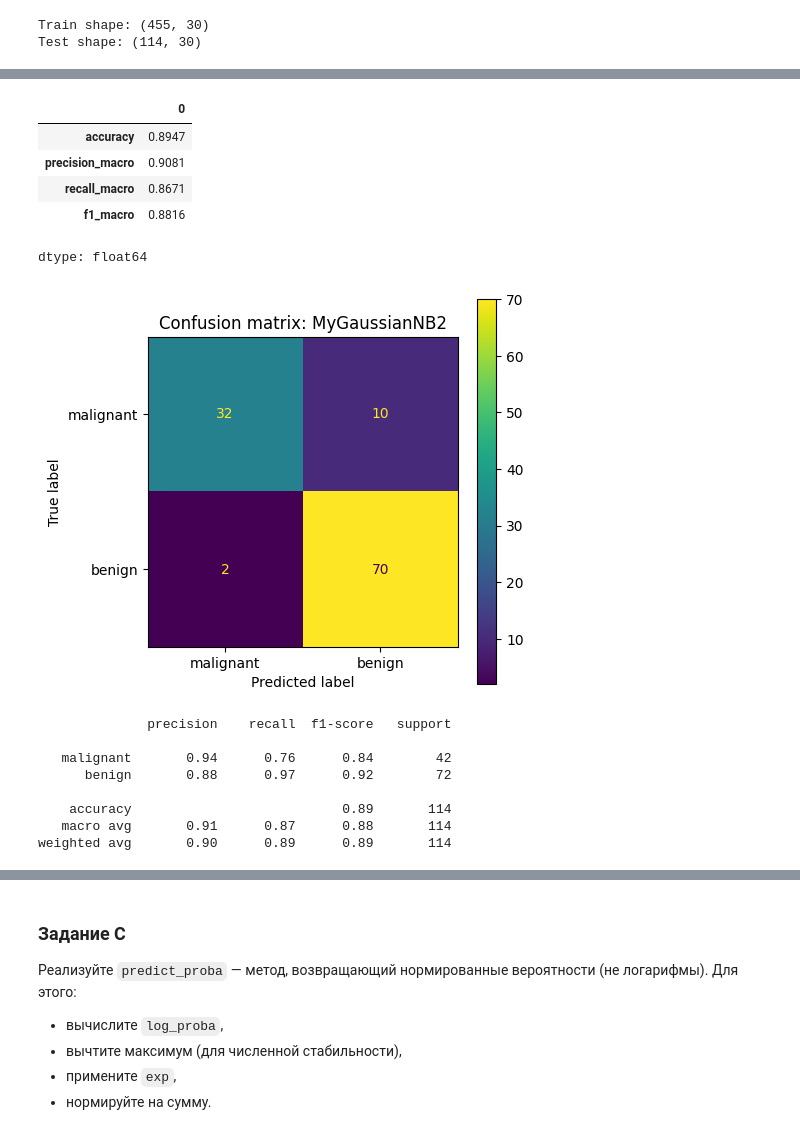
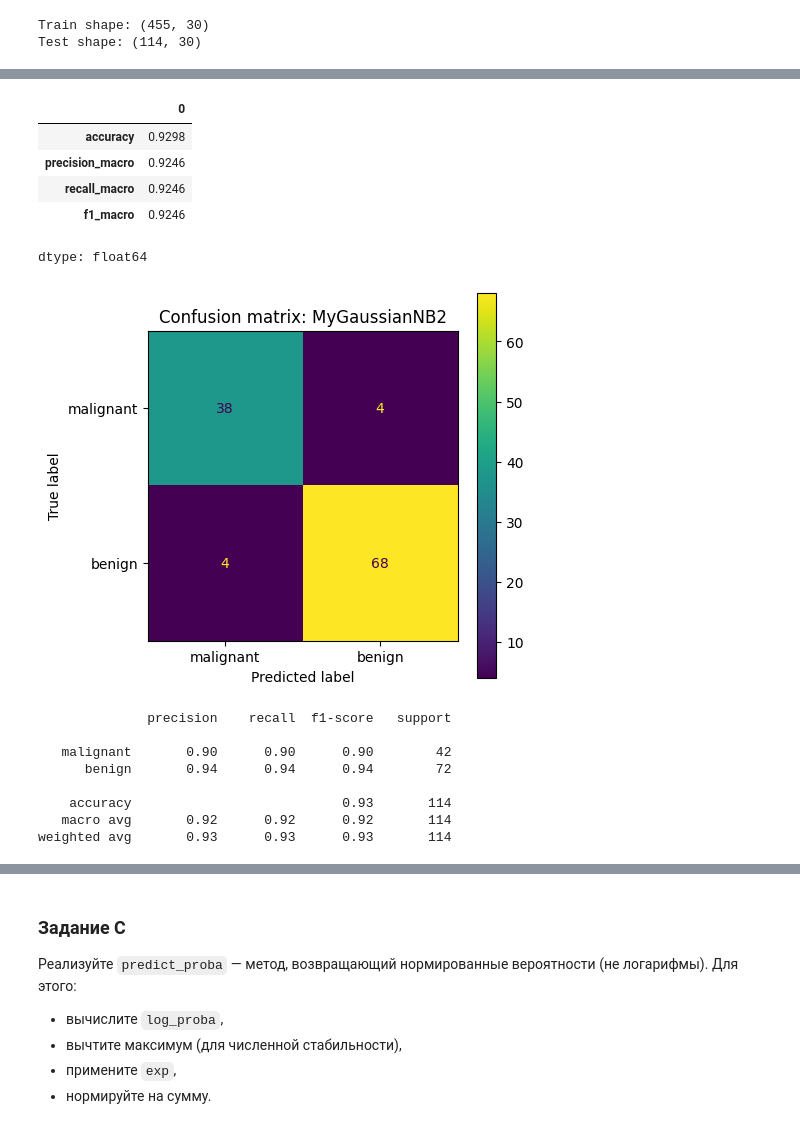
Before and after one commit to Anastasi7-A/ml-course-homeworks, a Jupyter notebook: hw06_naive_bayes/naive_bayes_practice_student.ipynb, the cells around one changed output, grey strips where cells are left out. Cells and saved outputs as stored; diff of their text form; code cells hidden in the pictures.

```diff
--- a/hw06_naive_bayes/naive_bayes_practice_student.ipynb
+++ b/hw06_naive_bayes/naive_bayes_practice_student.ipynb
@@ -203,8 +200,6 @@ def compute_priors(y):
     classes,counts=np.unique(y,return_counts=True)
     total=len(y)
     priors={cls:count/total for cls, count in zip(classes,counts)}
-    # YOUR CODE HERE
-    ...
     return priors
 
 priors = compute_priors(y_train.values)
@@ -777,10 +782,10 @@ display(X.head())
 | 4 | 20.29 | 14.34 | 135.10 | 1297.0 | 0.10030 | 0.13280 | ... |
 5 rows × 30 columns
 # %%
-X_train,X_test,y_train,y_test=train_test_split(X,y,test_size=0.2,random_state=42,stratify=y)
+X_train, X_test, y_train, y_test = train_test_split(X,y,test_size=0.2,random_state=42,stratify=y)
 scaler = StandardScaler()
 X_train_scaled =scaler.fit_transform(X_train)
-X_test_scaled = scaler.fit_transform(X_test)
+X_test_scaled = scaler.transform(X_test)
 
 print("Train shape:", X_train_scaled.shape)
 print("Test shape:", X_test_scaled.shape)
@@ -790,8 +795,3 @@ Test shape: (114, 30)
 # %%
 X_train_np = X_train.values
 y_train_np = y_train.values
-# %%
-my_model.fit(X_train_np,y_train_np)
-print("Классы:", my_model.classes_)
-print("Log-прайоры:", my_model.log_priors_)
-print("Форма means_:", my_model.means_.shape)
@@ -801,0 +798,8 @@ Log-прайоры: [-0.98449898 -0.46780824]
+# %%
+model_b = MyGaussianNB2(var_smoothing=1e-9)
+model_b.fit(X_train_scaled, y_train_np)
+nb_pred = model_b.predict(X_test_scaled)
+print("Классы:", model_b.classes_)
+print("Log-прайоры:", model_b.log_priors_)
+print("Форма means_:", model_b.means_.shape)
+print("Предсказания:", nb_pred)
@@ -802,46 +849,40 @@ Log-прайоры: [-0.98449898 -0.46780824]
 # %%
-X_test_np = X_test.values
-y_test_np = y_test.values
-
-# YOUR CODE HERE
-my_pred_test =my_model.predict(X_test_np)
-
-my_metrics = {
-    "accuracy": accuracy_score(y_test_np,my_pred_test),
-    "precision_macro": precision_score(y_test_np,my_pred_test,average='macro'),
-    "recall_macro": recall_score(y_test_np,my_pred_test,average='macro'),
-    "f1_macro": f1_score(y_test_np,my_pred_test,average='macro')
+my_metrics2 = {
+    "accuracy": accuracy_score(y_test_np, nb_pred),
+    "precision_macro": precision_score(y_test_np, nb_pred,average='macro'),
+    "recall_macro": recall_score(y_test_np, nb_pred,average='macro'),
+    "f1_macro": f1_score(y_test_np, nb_pred,average='macro')
 }
 
 pd.Series(my_metrics).round(4)
 # %% [output]
 |  | 0 |
-| accuracy | 0.8947 |
-| precision_macro | 0.9081 |
-| recall_macro | 0.8671 |
-| f1_macro | 0.8816 |
+| accuracy | 0.9298 |
+| precision_macro | 0.9246 |
+| recall_macro | 0.9246 |
+| f1_macro | 0.9246 |
 dtype: float64
 # %%
 fig, ax = plt.subplots(figsize=(5, 5))
 ConfusionMatrixDisplay.from_predictions(
-    y_test_np, my_pred_test,
+    y_test_np, nb_pred,
     display_labels=data.target_names,
     ax=ax
 )
 plt.title("Confusion matrix: MyGaussianNB2")
 plt.show()
 
-print(classification_report(y_test_np, my_pred_test, target_names=data.target_names))
+print(classification_report(y_test_np, nb_pred, target_names=data.target_names))
 # %% [output]
-[figure, old version]
+[figure, new version]
               precision    recall  f1-score   support
 
-   malignant       0.94      0.76      0.84        42
-      benign       0.88      0.97      0.92        72
+   malignant       0.90      0.90      0.90        42
+      benign       0.94      0.94      0.94        72
 
-    accuracy                           0.89       114
-   macro avg       0.91      0.87      0.88       114
-weighted avg       0.90      0.89      0.89       114
+    accuracy                           0.93       114
+   macro avg       0.92      0.92      0.92       114
+weighted avg       0.93      0.93      0.93       114
 # %%
 log_reg_model = LogisticRegression(random_state=42, solver='liblinear')
 log_reg_model.fit(X_train_scaled, y_train)
```
Also changed, not shown: parts of 19 cells of this notebook.
